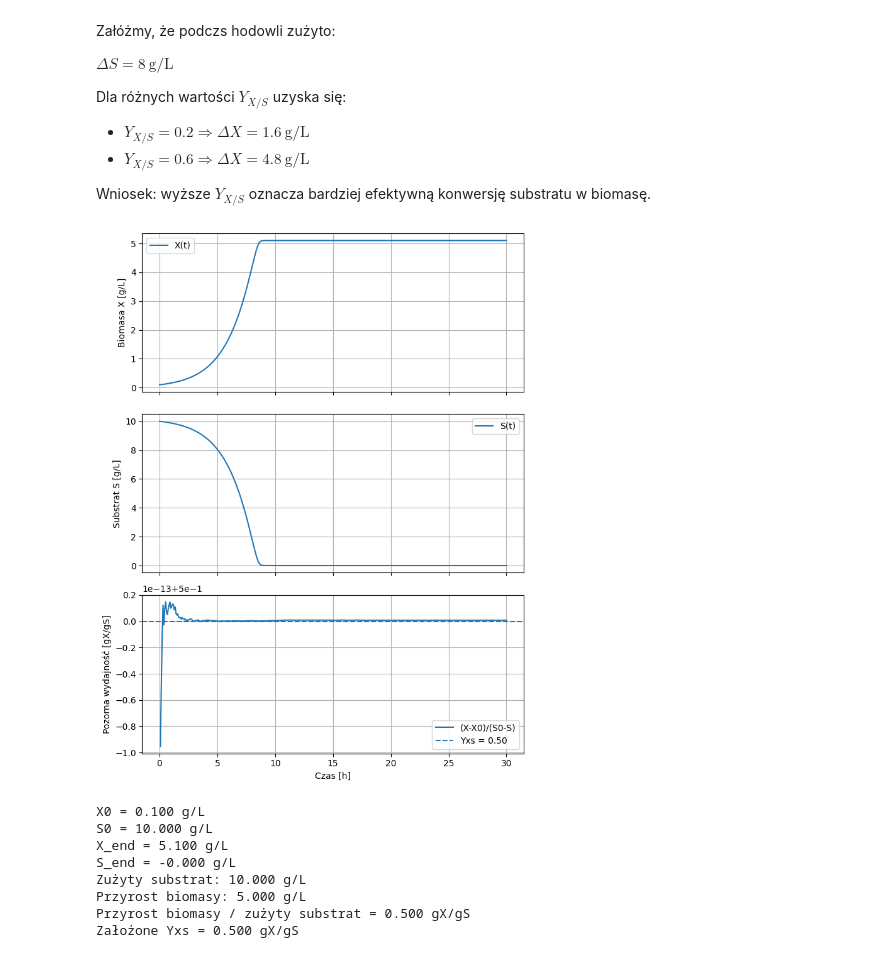
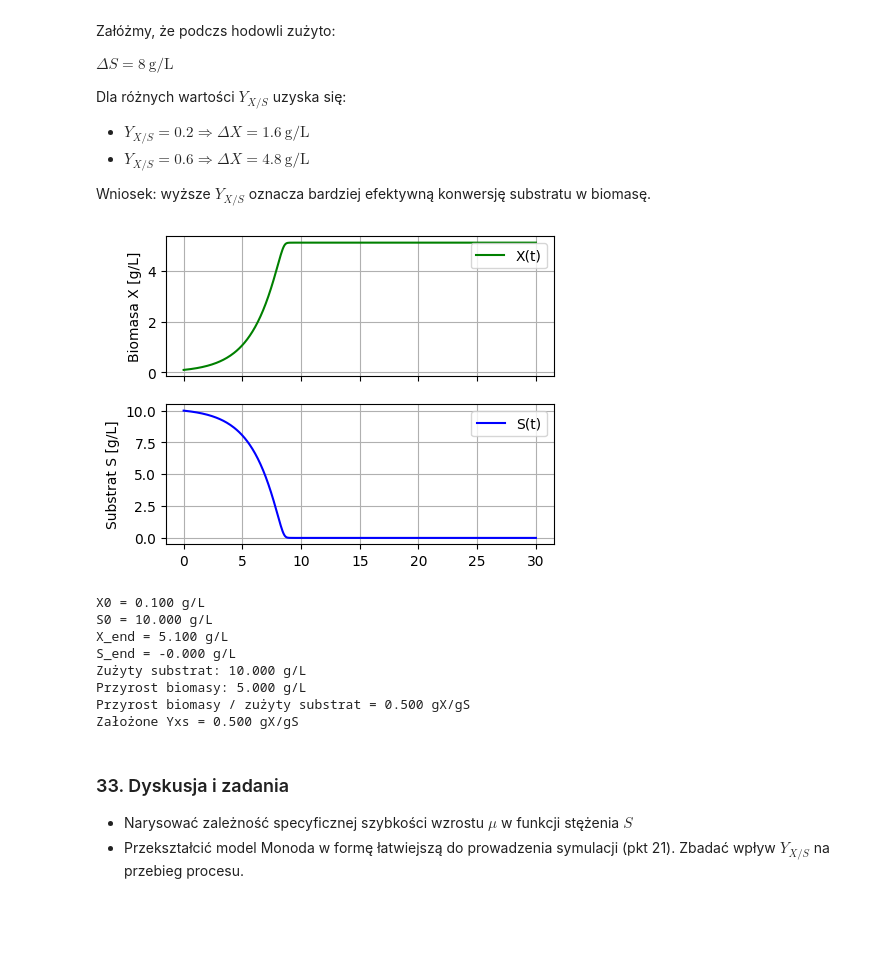
Before and after one commit to sbednarz/ModelowanieProcesowBiotechnologicznych2026, a Jupyter notebook: kinetyka_bioprocesów/02 modele wzrostu podstawy.ipynb, the cells around one changed output. Drawn from its saved outputs; the diff is of its cells as text; code cells hidden in the pictures; blank space fills up the shorter version.

```diff
--- a/kinetyka_bioprocesów/02 modele wzrostu podstawy.ipynb
+++ b/kinetyka_bioprocesów/02 modele wzrostu podstawy.ipynb
@@ -755,7 +755,7 @@ y0 = [X0, S0]
 t = np.linspace(0, 30, 400)  # h
 
 # Model Monoda - układ 2 równań różniczkowych (ODE)
-def monod_model(y, t, mu_max, Ks, Yxs):
+def monod_model(y, t):
     X, S = y
 
     mu = mu_max * S / (Ks + S)
@@ -765,59 +765,40 @@ def monod_model(y, t, mu_max, Ks, Yxs):
 
     return [dXdt, dSdt]
 
-results = odeint(monod_model, y0, t, args=(mu_max, Ks, Yxs))
+results = odeint(monod_model, y0, t)
 X = results[:, 0]
 S = results[:, 1]
 
-# -----------------------------
-# Sprawdzenie zależności YX/S
-# -----------------------------
-delta_X = X - X0
-delta_S = S0 - S
-Yxs_exp = delta_X / np.where(delta_S > 1e-12, delta_S, np.nan)
 
-# -----------------------------
-# Wykresy
-# -----------------------------
-fig, axs = plt.subplots(3, 1, figsize=(7, 9), sharex=True)
+fig, axs = plt.subplots(2, 1, figsize=(5, 4), sharex=True)
 
-axs[0].plot(t, X, label='X(t)')
+axs[0].plot(t, X, 'g-', label='X(t)')
 axs[0].set_ylabel('Biomasa X [g/L]')
 axs[0].grid(True)
 axs[0].legend()
 
-axs[1].plot(t, S, label='S(t)')
+axs[1].plot(t, S, 'b-', label='S(t)')
 axs[1].set_ylabel('Substrat S [g/L]')
 axs[1].grid(True)
 axs[1].legend()
 
-axs[2].plot(t, Yxs_exp, label='(X-X0)/(S0-S)')
-axs[2].axhline(Yxs, linestyle='--', label=f'Yxs = {Yxs:.2f}')
-axs[2].set_xlabel('Czas [h]')
-axs[2].set_ylabel('Pozorna wydajność [gX/gS]')
-axs[2].grid(True)
-axs[2].legend()
-
-plt.tight_layout()
 plt.show()
 
-# -----------------------------
 # Bilans końcowy
-# -----------------------------
 print(f"X0 = {X0:.3f} g/L")
 print(f"S0 = {S0:.3f} g/L")
 print(f"X_end = {X[-1]:.3f} g/L")
 print(f"S_end = {S[-1]:.3f} g/L")
 
 consumed_S = S0 - S[-1]
 produced_X = X[-1] - X0
 
 print(f"Zużyty substrat: {consumed_S:.3f} g/L")
 print(f"Przyrost biomasy: {produced_X:.3f} g/L")
 print(f"Przyrost biomasy / zużyty substrat = {produced_X/consumed_S:.3f} gX/gS")
 print(f"Założone Yxs = {Yxs:.3f} gX/gS")
 # %% [output]
-[figure, old version]
+[figure, new version]
 X0 = 0.100 g/L
 S0 = 10.000 g/L
 X_end = 5.100 g/L
@@ -826,3 +807,7 @@ Zużyty substrat: 10.000 g/L
 Przyrost biomasy: 5.000 g/L
 Przyrost biomasy / zużyty substrat = 0.500 gX/gS
 Założone Yxs = 0.500 gX/gS
+# %% [markdown]
+### 33. Dyskusja i zadania
+* Narysować zależność specyficznej szybkości wzrostu $\mu$ w funkcji stężenia $S$
+* Przekształcić model Monoda w formę łatwiejszą do prowadzenia symulacji (pkt 21). Zbadać wpływ $Y_{X/S}$ na przebieg procesu.
```
Also changed, not shown: parts of 1 cell of this notebook.
